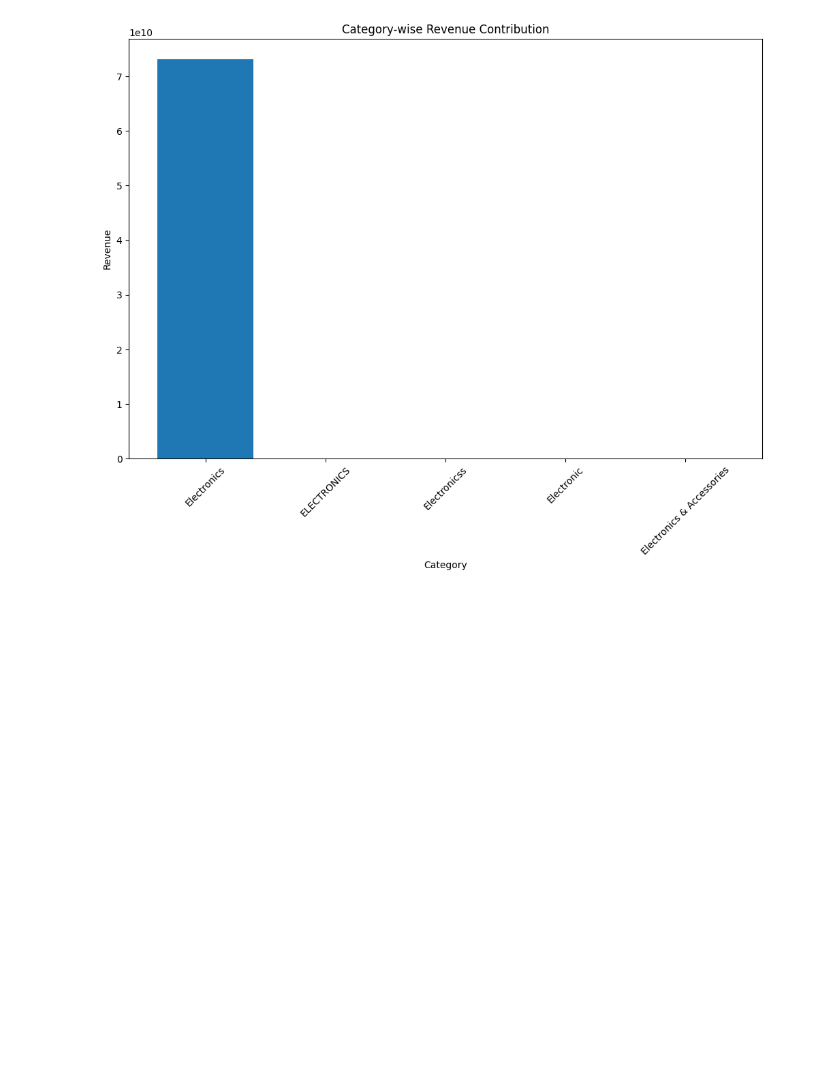
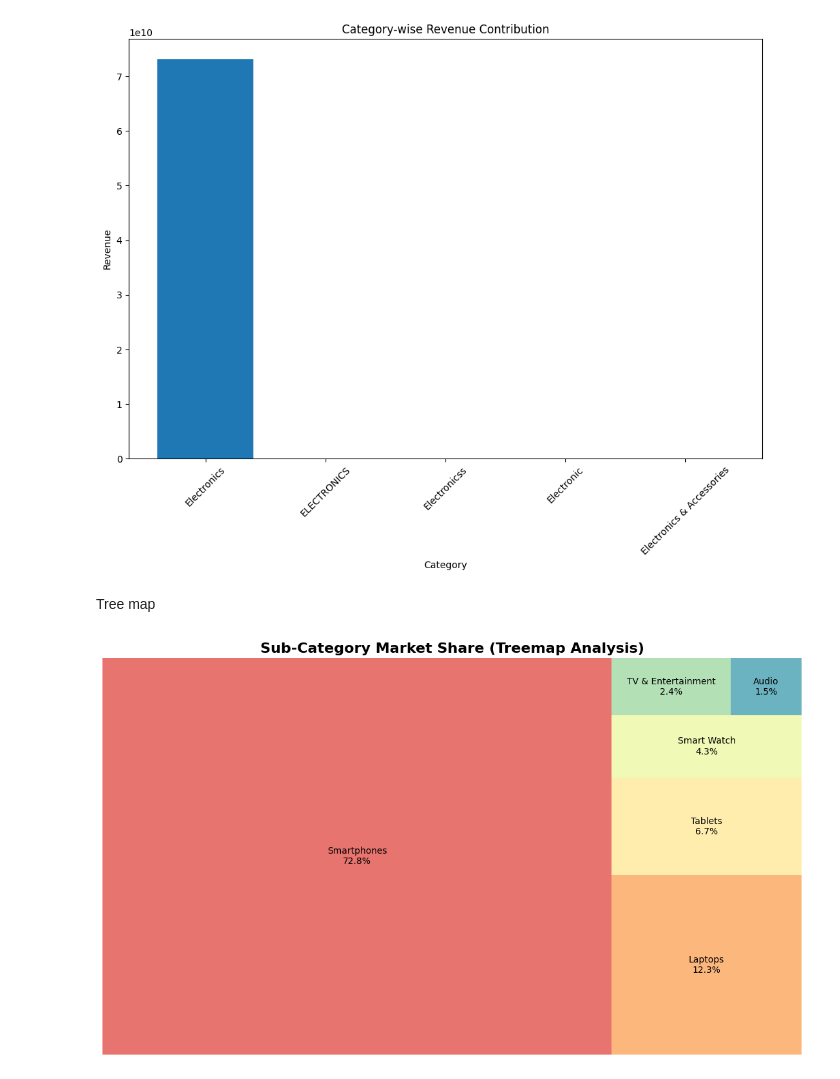
Before and after one commit to mrsdeepisunil-oss/guvi-cricbuzz, a Jupyter notebook: AMAZON -MINI PROJECT/Dataset-amazon/Amazon-mini.ipynb, the cells around one changed output. Saved outputs shown, nothing was run; the diff lists cells and outputs as text; code cells hidden in the pictures; blank space fills up the shorter version.

```diff
--- a/AMAZON -MINI PROJECT/Dataset-amazon/Amazon-mini.ipynb
+++ b/AMAZON -MINI PROJECT/Dataset-amazon/Amazon-mini.ipynb
@@ -2102,3 +2102,36 @@ plt.title('Category-wise Revenue Contribution')
 plt.show()
 # %% [output]
 [figure]
+# %%
+import pandas as pd
+import matplotlib.pyplot as plt
+import seaborn as sns
+import squarify # pip install squarify
+
+# 1. Aggregate Revenue by Sub-Category
+subcat_perf = main_df.groupby('subcategory')['final_amount_inr'].sum().reset_index()
+subcat_perf = subcat_perf.sort_values('final_amount_inr', ascending=False)
+
+# 2. Calculate Market Share within the overall business
+total_rev = subcat_perf['final_amount_inr'].sum()
+subcat_perf['share_pct'] = (subcat_perf['final_amount_inr'] / total_rev) * 100
+
+# 3. Take Top 10 for cleaner charts (if you have many subcategories)
+top_subcats = subcat_perf.head(10)
+# %% [markdown]
+Tree map
+# %%
+plt.figure(figsize=(14, 8))
+
+# Create labels with Name + Percentage
+labels = [f'{row.subcategory}\n{row.share_pct:.1f}%' for row in subcat_perf.itertuples()]
+
+# Plotting the Treemap
+squarify.plot(sizes=subcat_perf['final_amount_inr'], label=labels[:15], # Show labels for top 15 only
+              alpha=0.8, color=sns.color_palette("Spectral", len(subcat_perf)))
+
+plt.title('Sub-Category Market Share (Treemap Analysis)', fontsize=16, fontweight='bold')
+plt.axis('off')
+plt.show()
+# %% [output]
+[figure, added]
```
Also changed, not shown: parts of 71 cells of this notebook.
